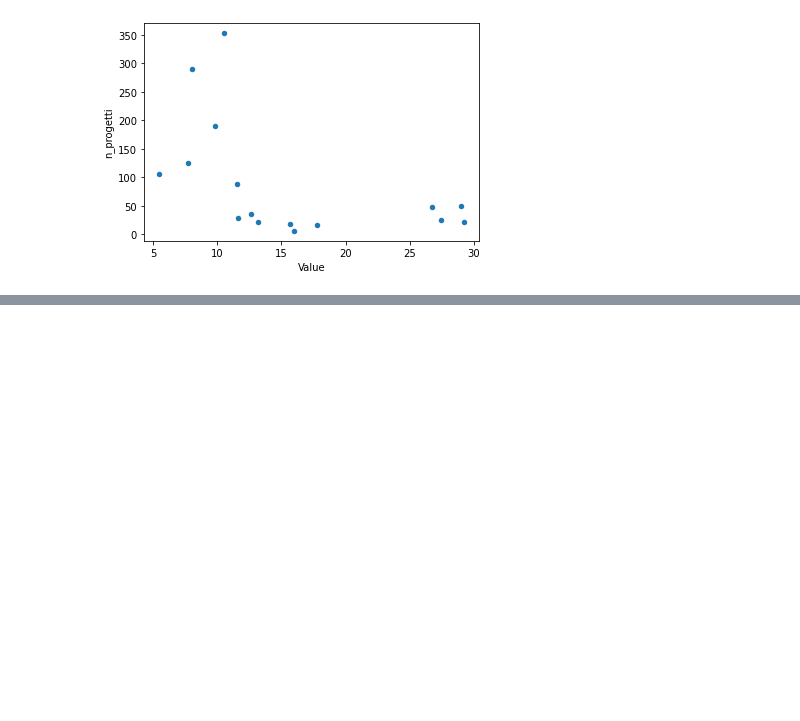
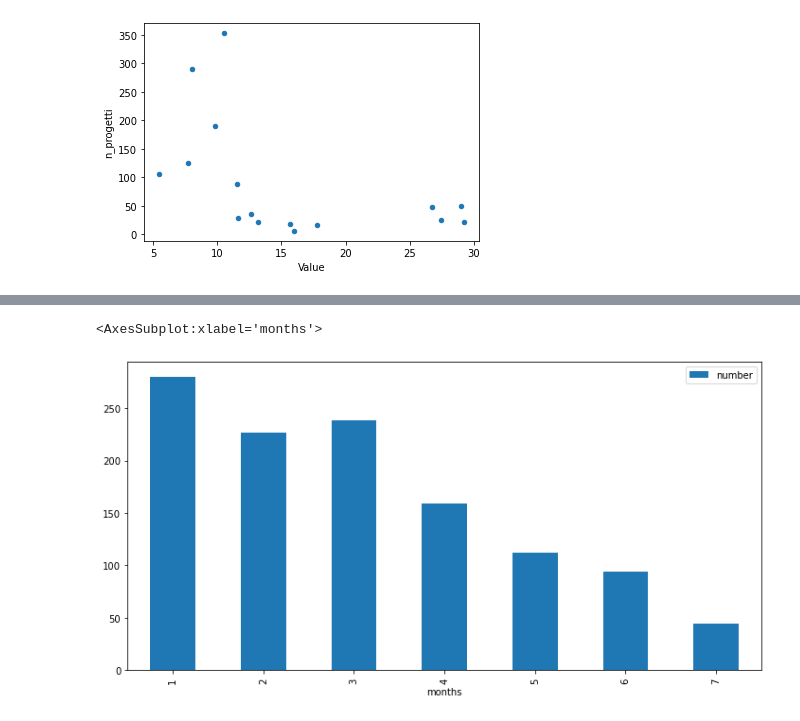
Before and after one commit to AlessandroCapici/Tesi_Triennale, a Jupyter notebook: Analisi dati.ipynb, the cells around one changed output, grey strips where cells are left out. Cells and saved outputs as stored; diff of their text form; code cells hidden in the pictures; blank space fills up the shorter version.

```diff
--- a/Analisi dati.ipynb
+++ b/Analisi dati.ipynb
@@ -114,0 +163,7 @@ grafico.plot(x='Value',y='n_progetti',kind='scatter')
+# %%
+query="select count(created_at) as number,months from timeline where years=2019 group by months"
+result_query=sql.read_sql_query(query,engine)
+result_query.plot(x='months' ,y ='number',figsize=(12,6) ,kind='bar')
+# %% [output]
+<AxesSubplot:xlabel='months'>
+[figure, added]
```
Also changed, not shown: parts of 13 cells of this notebook, 58 other files.
